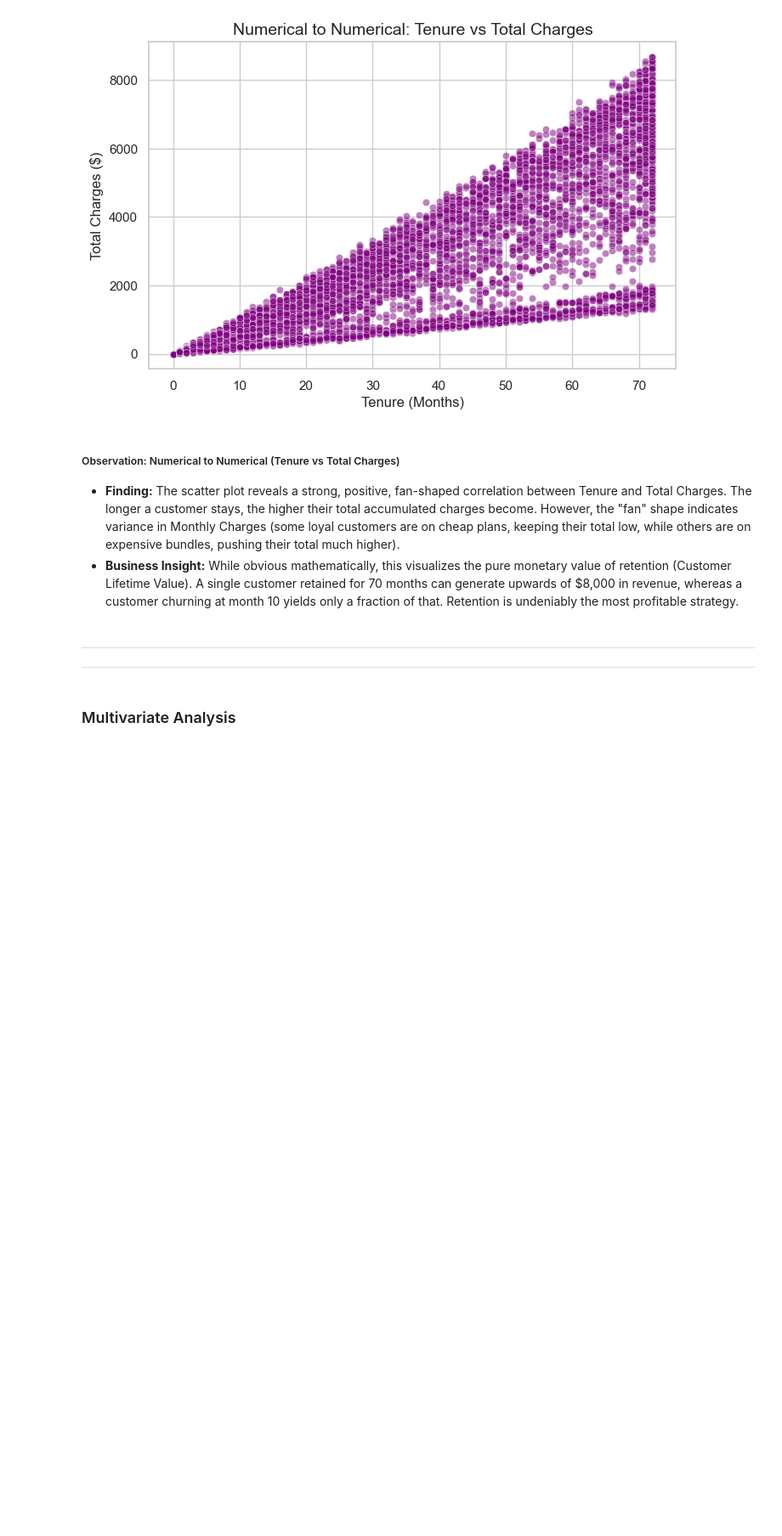
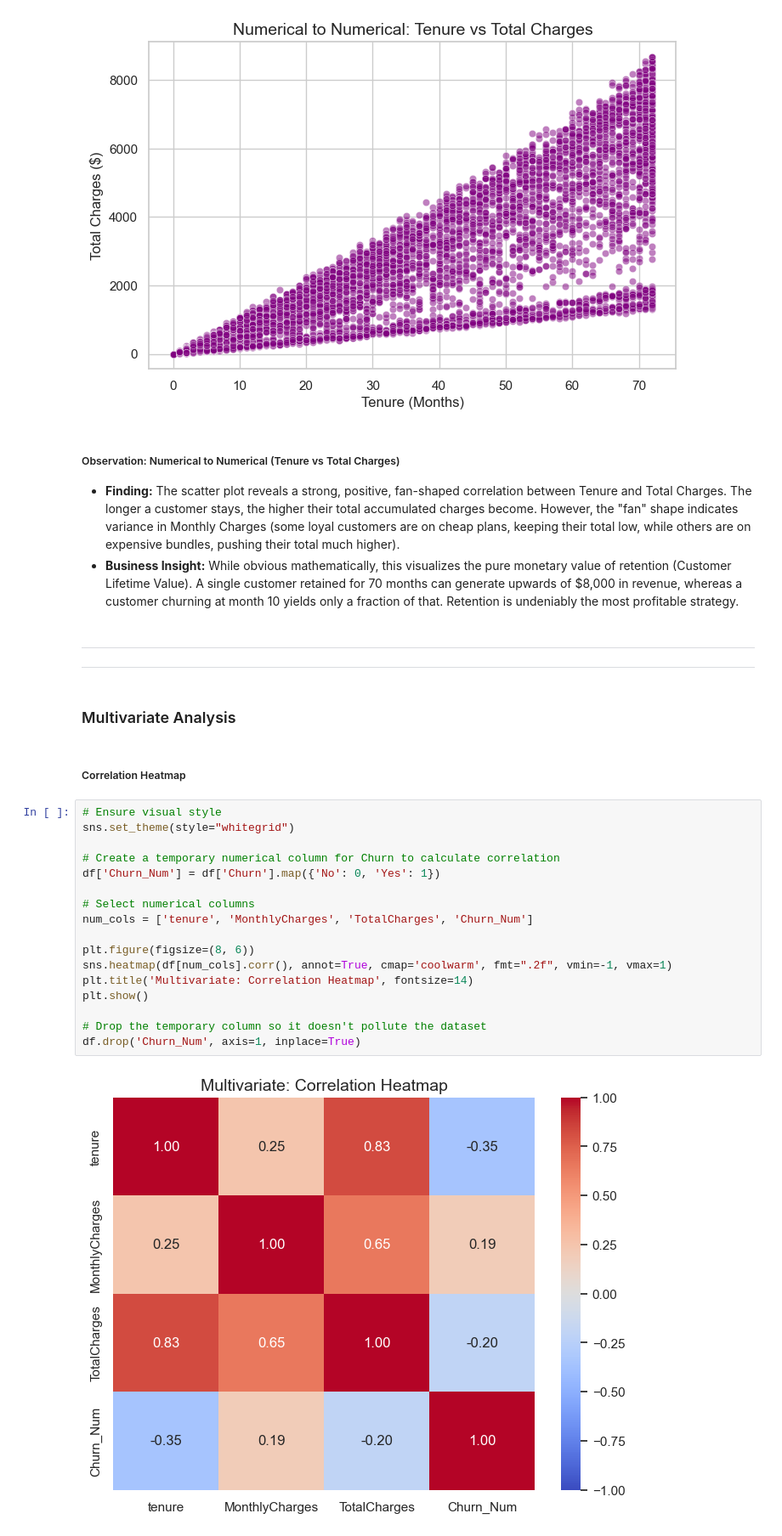
Before and after one commit to Rohit-Girhe/Customer-Churn, a Jupyter notebook: NoteBooks/analysis.ipynb, the cells around one changed output. Shown at 85% size. Saved outputs shown, nothing was run; the diff lists cells and outputs as text; blank space fills up the shorter version.

```diff
--- a/NoteBooks/analysis.ipynb
+++ b/NoteBooks/analysis.ipynb
@@ -296,3 +295,24 @@ plt.show()
 -----------
 # %% [markdown]
 ### Multivariate Analysis
+# %% [markdown]
+##### Correlation Heatmap
+# %%
+# Ensure visual style
+sns.set_theme(style="whitegrid")
+
+# Create a temporary numerical column for Churn to calculate correlation
+df['Churn_Num'] = df['Churn'].map({'No': 0, 'Yes': 1})
+
+# Select numerical columns
+num_cols = ['tenure', 'MonthlyCharges', 'TotalCharges', 'Churn_Num']
+
+plt.figure(figsize=(8, 6))
+sns.heatmap(df[num_cols].corr(), annot=True, cmap='coolwarm', fmt=".2f", vmin=-1, vmax=1)
+plt.title('Multivariate: Correlation Heatmap', fontsize=14)
+plt.show()
+
+# Drop the temporary column so it doesn't pollute the dataset
+df.drop('Churn_Num', axis=1, inplace=True)
+# %% [output]
+[figure, added]
```
Also changed, not shown: parts of 5 cells of this notebook, 4 other files.
